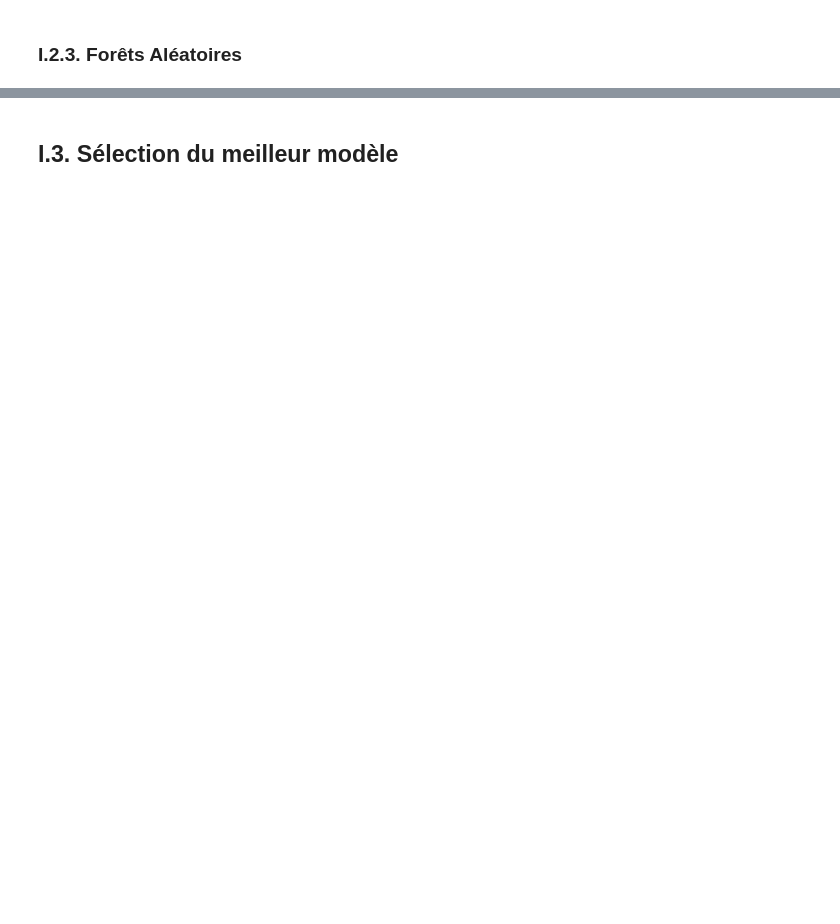
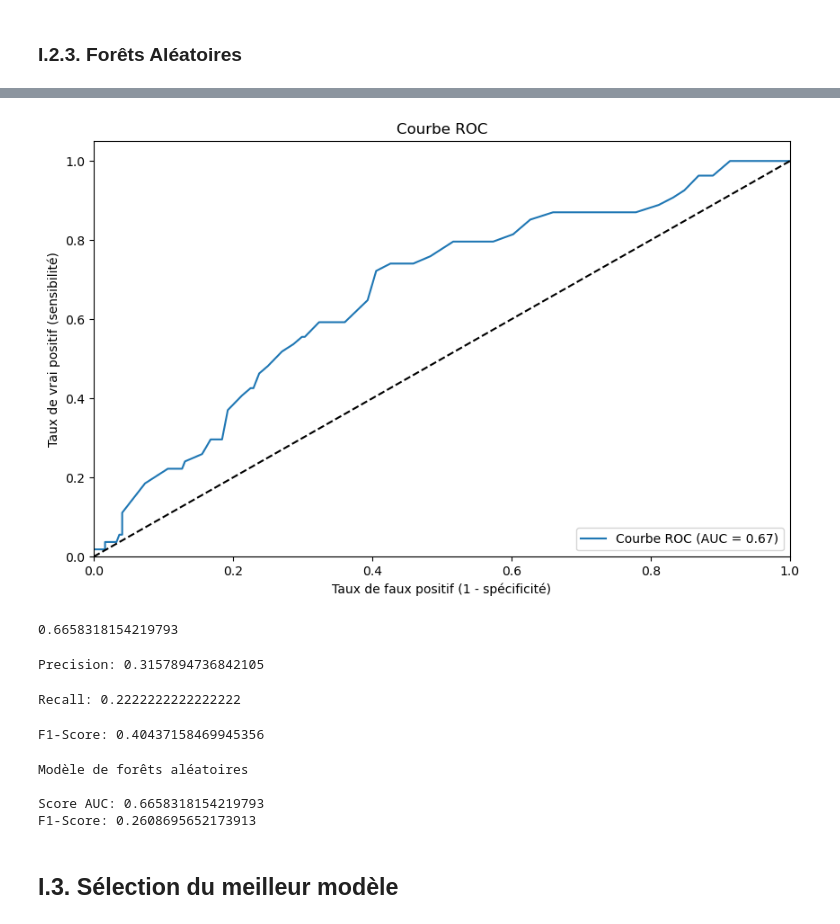
Before and after one commit to marieguib/202409-Precarite-energetique, a Jupyter notebook: 2Modelisation_precarite_energetique.ipynb, the cells around one changed output, grey strips where cells are left out. Drawn from its saved outputs; the diff is of its cells as text; code cells hidden in the pictures; blank space fills up the shorter version.

```diff
--- a/2Modelisation_precarite_energetique.ipynb
+++ b/2Modelisation_precarite_energetique.ipynb
@@ -335,2 +396,67 @@ p.score(X_test, y_test)
+# %%
+import matplotlib.pyplot as plt
+from sklearn.metrics import roc_curve, auc
+
+y_pred_prob_random_forest = model_random_forest.predict_proba(X_test)[:, 1] # probabilité que la classe soit 1
+fpr, tpr, thresholds = roc_curve(y_test, y_pred_prob_random_forest) # calcul des taux de faux positifs et vrais positifs
+roc_auc = auc(fpr, tpr) # calcul de l'aire sous la courbe ROC
+
+# Tracé de la courbe ROC
+plt.figure(figsize=(10, 6))
+plt.plot(fpr, tpr, label='Courbe ROC (AUC = %0.2f)' % roc_auc)
+plt.plot([0, 1], [0, 1], 'k--') # ligne en pointillés représentant la performance d'un classificateur aléatoire
+plt.xlim([0.0, 1.0])
+plt.ylim([0.0, 1.05])
+plt.xlabel("Taux de faux positif (1 - spécificité)")
+plt.ylabel('Taux de vrai positif (sensibilité)')
+plt.title('Courbe ROC')
+plt.legend(loc="lower right")
+plt.show()
+# %% [output]
+[figure, added]
+# %%
+# Calcul du score AUC
+
+from sklearn.metrics import roc_auc_score
+
+score_auc_random_forest = roc_auc_score(y_test, y_pred_prob_random_forest)
+score_auc_random_forest
+# %% [output]
+0.6658318154219793
+# %%
+# Calcul de la précision
+
+from sklearn.metrics import precision_score
+
+precision_random_forest = precision_score(y_test, y_pred_random_forest)
+print("Precision:", precision_random_forest)
+# %% [output]
+Precision: 0.3157894736842105
+# %%
+from sklearn.metrics import recall_score
+
+recall_random_forest = recall_score(y_test, y_pred_random_forest)
+print("Recall:", recall_random_forest)
+# %% [output]
+Recall: 0.2222222222222222
+# %%
+from sklearn.metrics import f1_score
+
+# Calculate and print F1-score
+f1_random_forest = f1_score(y_test, y_pred_random_forest)
+print("F1-Score:", f1_reg_log)
+# %% [output]
+F1-Score: 0.40437158469945356
+# %%
+# Résumé du modèle de forêts aléatoires
+
+print("Modèle de forêts aléatoires \n")
+print("Score AUC:", score_auc_random_forest)
+print("F1-Score:", f1_random_forest)
+# %% [output]
+Modèle de forêts aléatoires
+
+Score AUC: 0.6658318154219793
+F1-Score: 0.2608695652173913
 # %% [markdown]
 ## I.3. Sélection du meilleur modèle
```
Also changed, not shown: parts of 30 cells of this notebook, 1 other file.
